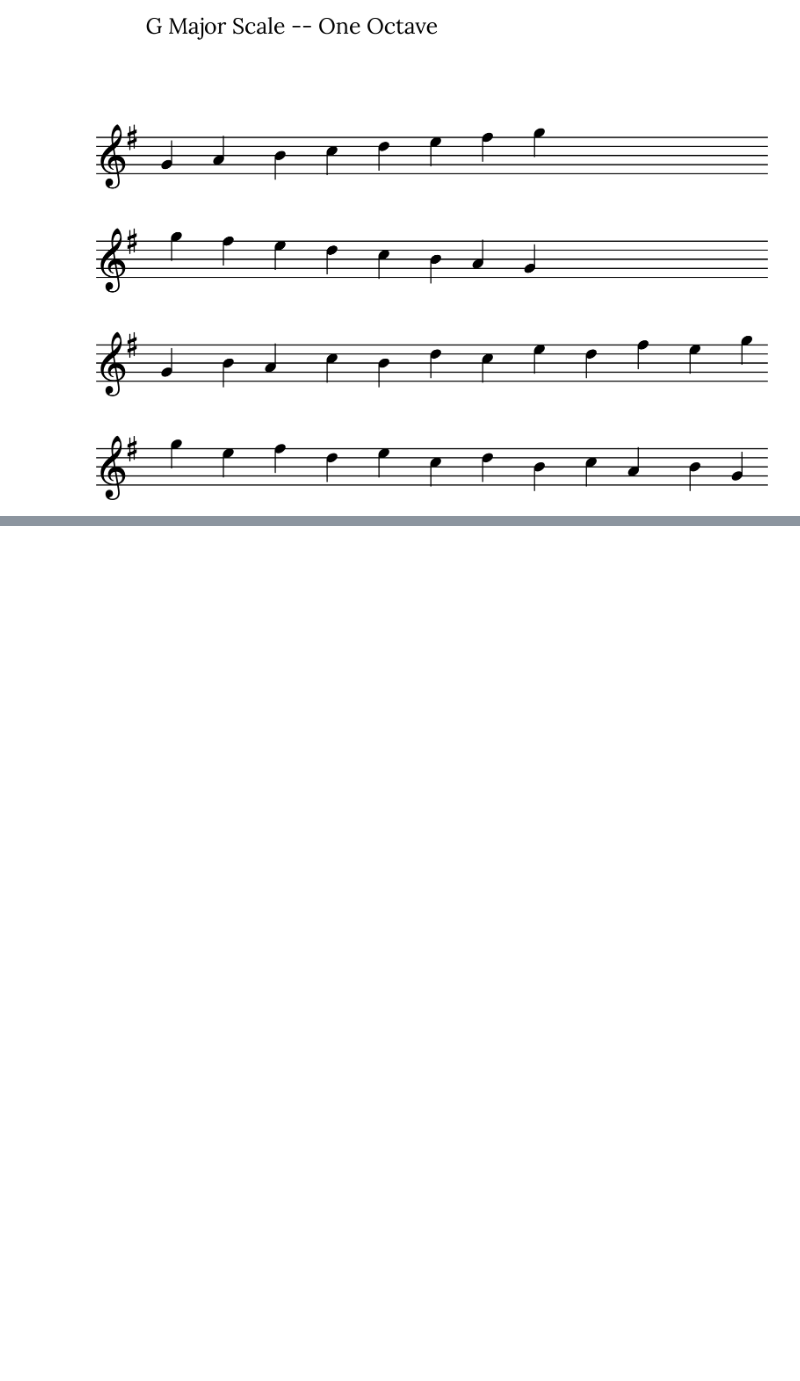
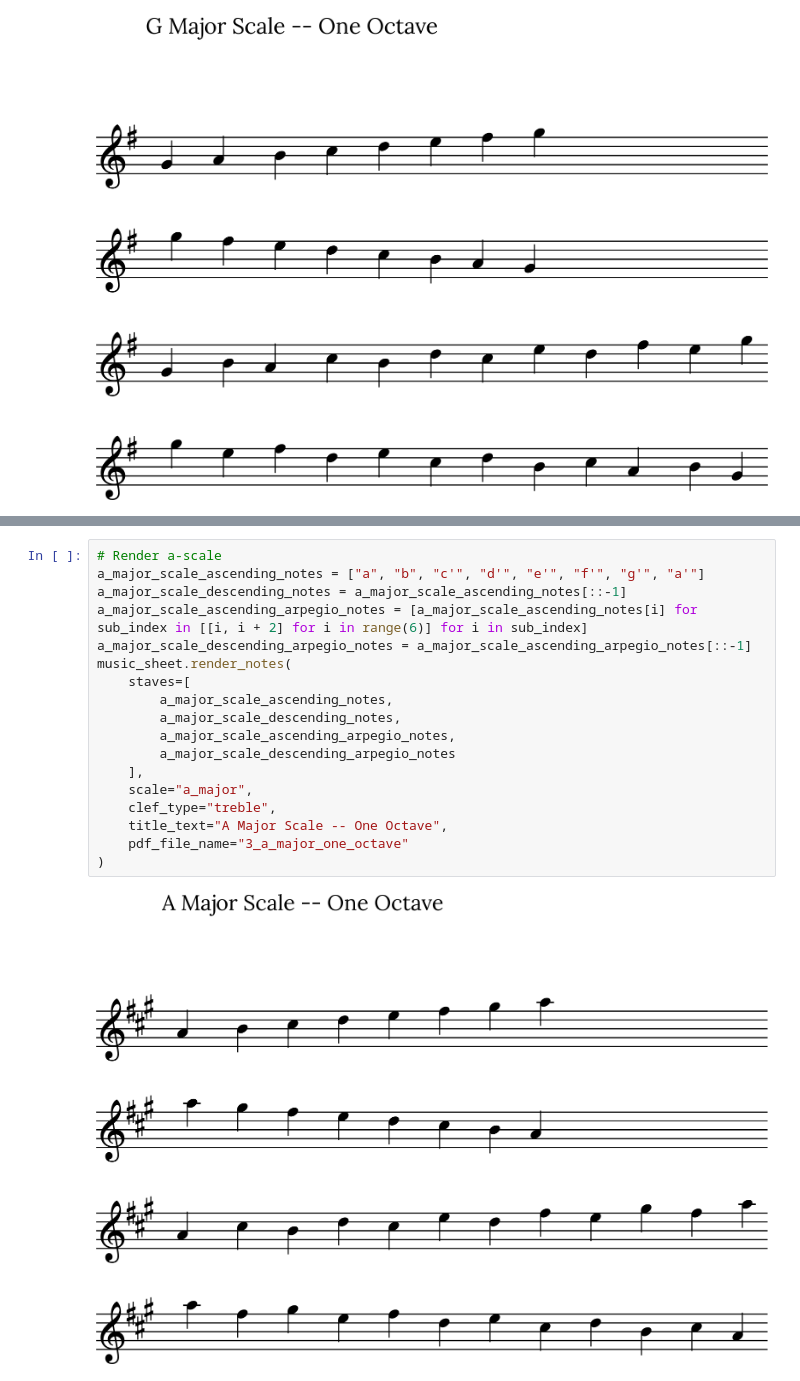
Before and after one commit to jv1522/musheet, a Jupyter notebook: notebooks/sheet_music_experiment.ipynb, the cells around one changed output, grey strips where cells are left out. Cells and saved outputs as stored; diff of their text form; blank space fills up the shorter version.

```diff
--- a/notebooks/sheet_music_experiment.ipynb
+++ b/notebooks/sheet_music_experiment.ipynb
@@ -53,0 +90,20 @@ music_sheet.render_notes(
+# %%
+# Render a-scale
+a_major_scale_ascending_notes = ["a", "b", "c'", "d'", "e'", "f'", "g'", "a'"]
+a_major_scale_descending_notes = a_major_scale_ascending_notes[::-1]
+a_major_scale_ascending_arpegio_notes = [a_major_scale_ascending_notes[i] for sub_index in [[i, i + 2] for i in range(6)] for i in sub_index]
+a_major_scale_descending_arpegio_notes = a_major_scale_ascending_arpegio_notes[::-1]
+music_sheet.render_notes(
+    staves=[
+        a_major_scale_ascending_notes,
+        a_major_scale_descending_notes,
+        a_major_scale_ascending_arpegio_notes,
+        a_major_scale_descending_arpegio_notes
+    ],
+    scale="a_major",
+    clef_type="treble",
+    title_text="A Major Scale -- One Octave",
+    pdf_file_name="3_a_major_one_octave"
+)
+# %% [output]
+[figure, added]
```
Also changed, not shown: parts of 2 cells of this notebook.
